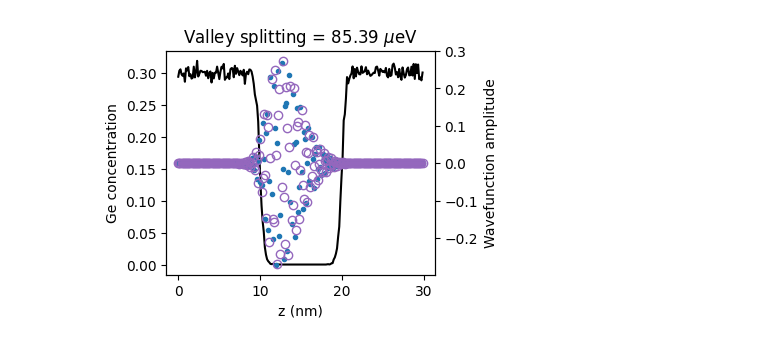
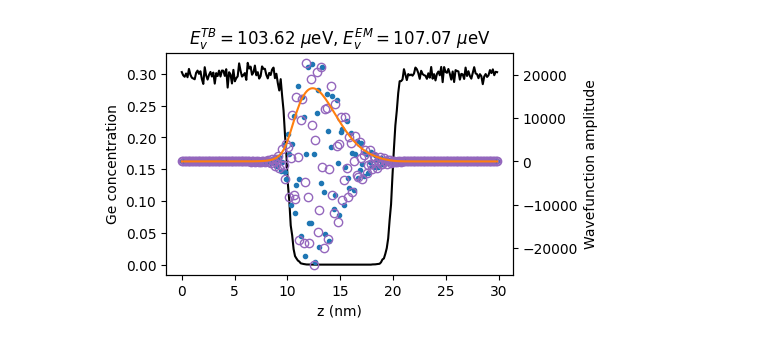
Before and after one commit to merrittlosert/alloy-disorder-sims, a Jupyter notebook: notebooks/1D_solvers_test.ipynb, the cells around one changed output. Drawn from its saved outputs; the diff is of its cells as text; code cells hidden in the pictures.

Commit message:
add EM 1D solvers and test casees

```diff
--- a/notebooks/1D_solvers_test.ipynb
+++ b/notebooks/1D_solvers_test.ipynb
@@ -8,40 +8,63 @@ import solvers
+# %%
+def normalize(wf, dz):
+    norm = np.sum(wf**2) * dz
+    return wf / np.sqrt(norm)
 # %%
 # Create a heterostructure profile
 prof = vp.VerticalProfile(interface_type = 'sigmoid')
 z_arr = prof.z_arr_nm
 
 # Get a disordered 1D Si concentration array
 a_dot_nm = 10
 disordered_si = prof.generate_disordered_profile(a_dot_nm)
 
 # Set up a 1D two-band model and solve for the lowest two eigenstates
 model = solvers.TwoBand_1D(
     effective_lattice = disordered_si,
-    profile = prof,
+    bulk_si_concentration = prof.bot_cap_si_concentration,
+    well_si_concentration = prof.well_si_concentration,
     vertical_field = 0.005
 )
 
 evals, evecs = model.solve(n_lowest_eigenstates=2)
 v0 = evecs[:,0]
 v1 = evecs[:,1]
 
-v0 = v0 / np.sum(v0**2)**0.5
-v1 = v1 / np.sum(v1**2)**0.5
-
-ev = 1e6*model.valley_splitting()
+v0 = normalize(v0, constants.SI_LATTICE_CONSTANT/4)
+v1 = normalize(v1, constants.SI_LATTICE_CONSTANT/4)
 
 
-fig, ax = plt.subplots(figsize=(4,3), layout='constrained')
+ev = 1e6*model.valley_splitting
+
+
+# Set up a 1D two-band model and solve for the lowest two eigenstates
+model_em = solvers.EffectiveMass_1D(
+    effective_lattice = disordered_si,
+    bulk_si_concentration = prof.bot_cap_si_concentration,
+    well_si_concentration = prof.well_si_concentration,
+    vertical_field = 0.005
+)
+
+evals, evecs = model_em.solve(n_lowest_eigenstates=1)
+v0_em = evecs[:,0]
+v0_em = normalize(v0_em, constants.SI_LATTICE_CONSTANT/4)
+ev_em = 1e6*model_em.valley_splitting
+
+
+
+
+fig, ax = plt.subplots(figsize=(5,3), layout='constrained')
 ax2 = ax.twinx()
 ax.plot(z_arr, 1-disordered_si, 'k-', label='Ge concentration')
-ax2.plot(z_arr, v0, '.', color='tab:blue', label='Ground')
-ax2.plot(z_arr, v1, 'o', markeredgecolor='tab:purple', markerfacecolor='None', label='First excited')
+ax2.plot(z_arr, v0, '.', color='tab:blue', label='TB ground')
+ax2.plot(z_arr, v1, 'o', markeredgecolor='tab:purple', markerfacecolor='None', label='TB excited')
+ax2.plot(z_arr, v0_em, 'r-', color='tab:orange', label='EM')
 ax.set_xlabel('z (nm)')
 ax.set_ylabel('Ge concentration')
 ax2.set_ylabel('Wavefunction amplitude')
 
-ax.set_title(rf'Valley splitting = {ev:.2f} $\mu$eV')
+ax.set_title(r'$E_v^{TB} = $' + rf'{ev:.2f} $\mu$eV, ' + r'$E_v^{EM} = $' + rf'{ev_em:.2f} $\mu$eV')
 plt.show()
 # %% [output]
-[figure, old version]
+[figure, new version]
 # %%
```
Also changed, not shown: parts of 2 cells of this notebook, 1 other file.
